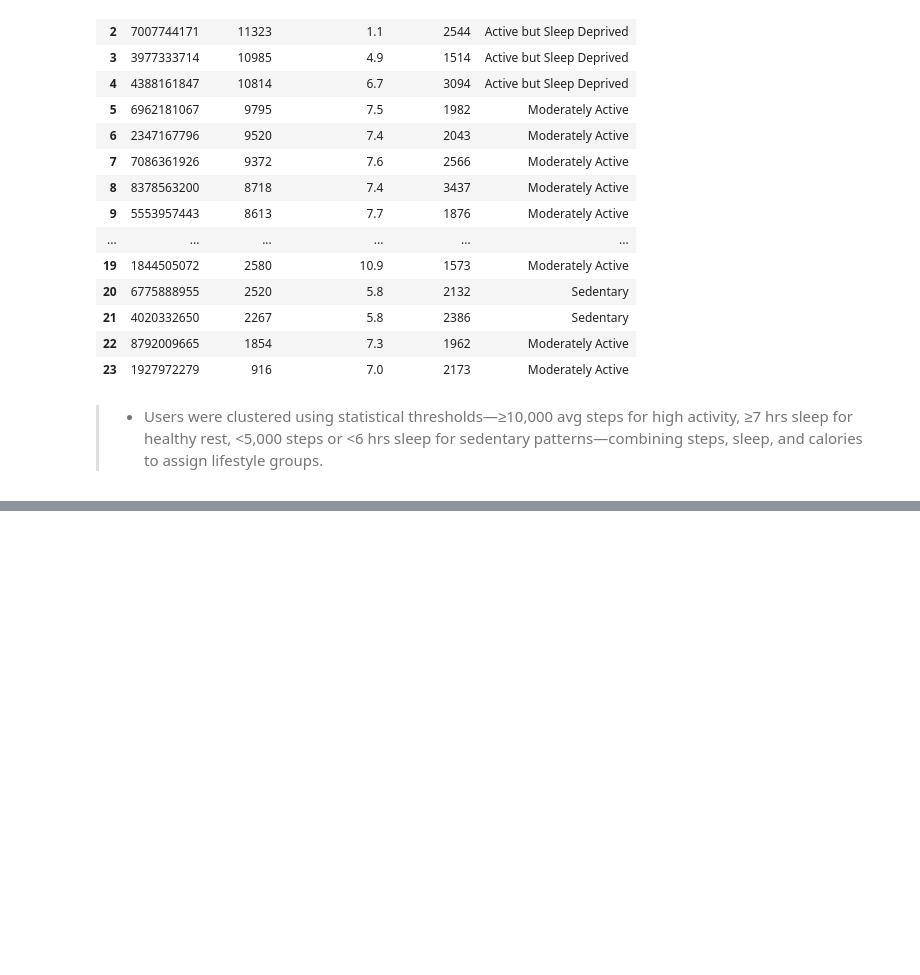
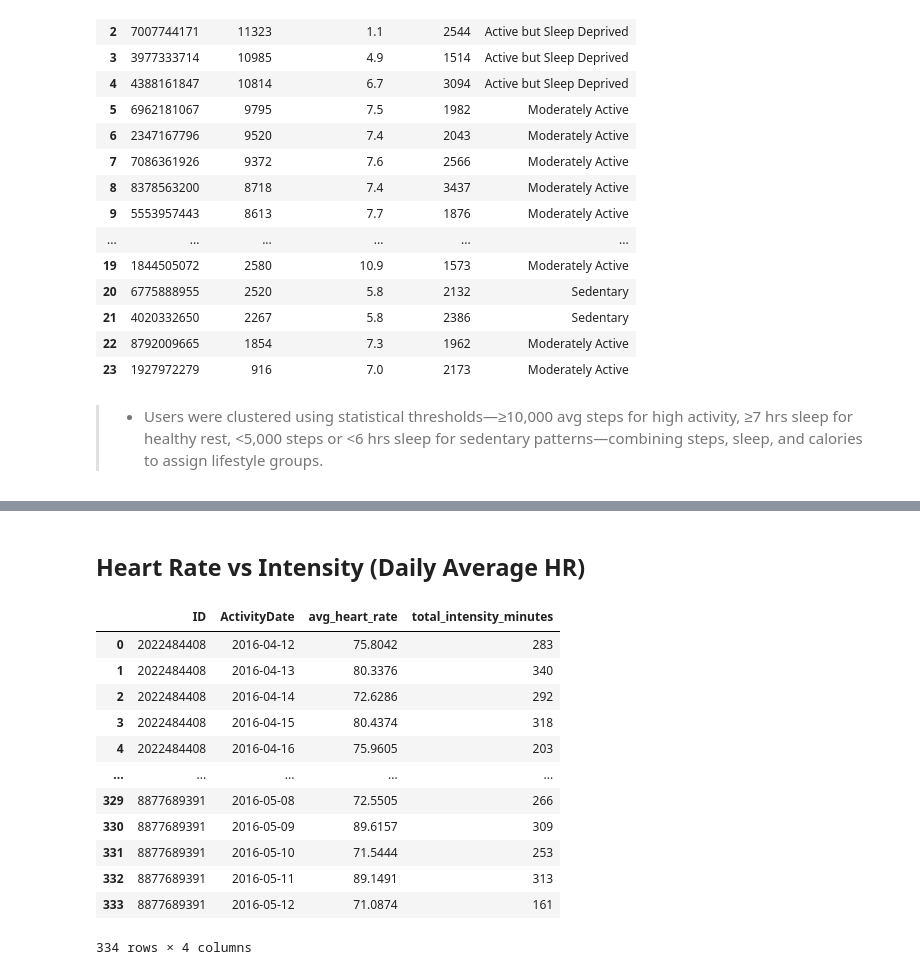
Before and after one commit to bollavamshidarreddy/fitbit-lifestyle-segmentation, a Jupyter notebook: notebooks/sql_analysis.ipynb, the cells around one changed output, grey strips where cells are left out. Saved outputs shown, nothing was run; the diff lists cells and outputs as text; code cells hidden in the pictures; blank space fills up the shorter version.

```diff
--- a/notebooks/sql_analysis.ipynb
+++ b/notebooks/sql_analysis.ipynb
@@ -1524,0 +1556,42 @@ df
+# %% [markdown]
+## Heart Rate vs Intensity (Daily Average HR)
+# %%
+with engine.connect() as conn:
+    result = conn.execute(
+        text("""
+            WITH daily_hr AS (
+                SELECT
+                    ID,
+                    DATE(Time) AS ActivityDate,
+                    AVG(Value) AS avg_heart_rate
+                FROM heartrate_seconds_merged
+                GROUP BY ID, DATE(Time)
+            )
+            SELECT
+                h.ID,
+                h.ActivityDate,
+                h.avg_heart_rate,
+                (d.LightlyActiveMinutes + d.FairlyActiveMinutes + d.VeryActiveMinutes) AS total_intensity_minutes
+            FROM daily_hr h
+            JOIN dailyactivity_merged d
+                ON h.ID = d.ID
+               AND h.ActivityDate = d.ActivityDate;
+        """)
+    )
+
+df = pd.DataFrame(result.fetchall(), columns=result.keys())
+df
+# %% [output]
+|  | ID | ActivityDate | avg_heart_rate | total_intensity_minutes |
+| 0 | 2022484408 | 2016-04-12 | 75.8042 | 283 |
+| 1 | 2022484408 | 2016-04-13 | 80.3376 | 340 |
+| 2 | 2022484408 | 2016-04-14 | 72.6286 | 292 |
+| 3 | 2022484408 | 2016-04-15 | 80.4374 | 318 |
+| 4 | 2022484408 | 2016-04-16 | 75.9605 | 203 |
+| ... | ... | ... | ... | ... |
+| 329 | 8877689391 | 2016-05-08 | 72.5505 | 266 |
+| 330 | 8877689391 | 2016-05-09 | 89.6157 | 309 |
+| 331 | 8877689391 | 2016-05-10 | 71.5444 | 253 |
+| 332 | 8877689391 | 2016-05-11 | 89.1491 | 313 |
+| 333 | 8877689391 | 2016-05-12 | 71.0874 | 161 |
+334 rows × 4 columns
```
Also changed, not shown: parts of 8 cells of this notebook.
